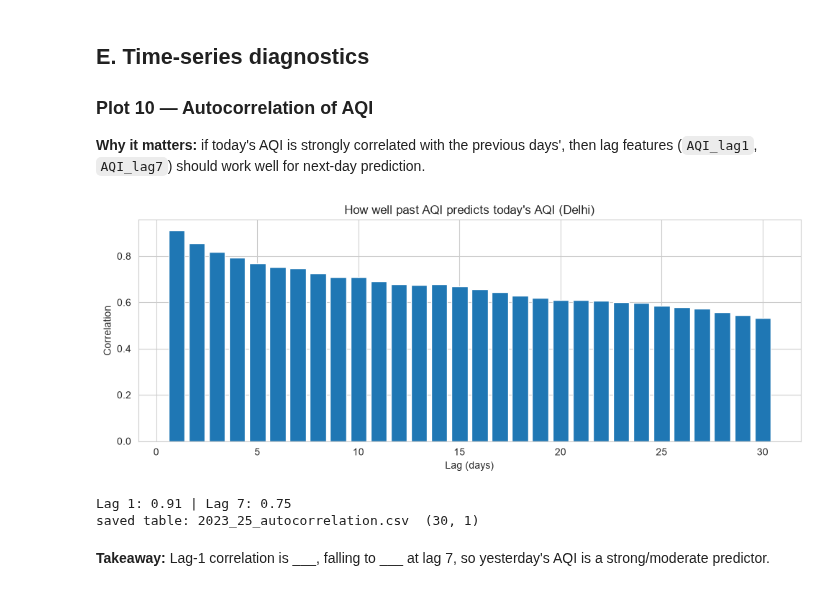
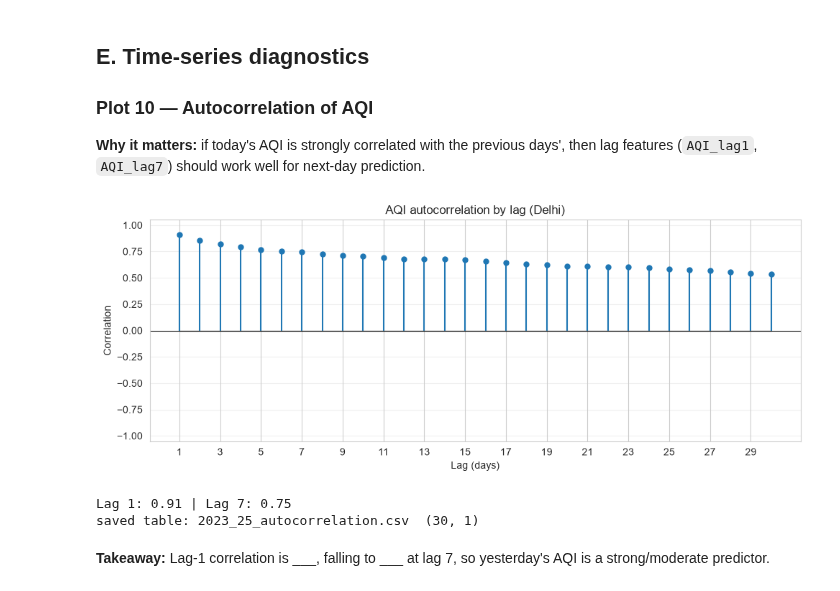
Before and after one commit to nikita-sci/AQI-prediction-India, a Jupyter notebook: notebooks/02_eda_2023_25.ipynb, the cells around one changed output. Saved outputs shown, nothing was run; the diff lists cells and outputs as text; code cells hidden in the pictures.

Commit message:
eda: improve yearly AQI trend and autocorrelation visualizations

```diff
--- a/notebooks/02_eda_2023_25.ipynb
+++ b/notebooks/02_eda_2023_25.ipynb
@@ -513,19 +558,67 @@ saved table: 2023_25_trio_category_mix.csv  (3, 6)
 ### Plot 10 — Autocorrelation of AQI
 **Why it matters:** if today's AQI is strongly correlated with the previous days', then lag features (`AQI_lag1`, `AQI_lag7`) should work well for next-day prediction.
 # %%
+# ============================================================
+# Plot 10 — Autocorrelation of AQI (Stem Plot)
+# ============================================================
+
+# Select Delhi if available, otherwise the first available city
 city = 'Delhi' if 'Delhi' in df['City'].unique() else city_avg.index[0]
-s = df[df['City'] == city].set_index('Date')['AQI'].asfreq('D')
+
+# Create daily AQI time series
+s = (
+    df[df['City'] == city]
+    .set_index('Date')['AQI']
+    .asfreq('D')
+)
+
+# Calculate autocorrelation for lags 1 to 30 days
 lags = list(range(1, 31))
-plt.figure(figsize=(10, 4))
-plt.bar(lags, [s.autocorr(l) for l in lags])
-plt.xlabel("Lag (days)"); plt.ylabel("Correlation")
-plt.title(f"How well past AQI predicts today's AQI ({city})")
+autocorr_values = [s.autocorr(l) for l in lags]
+
+# Create stem plot
+fig, ax = plt.subplots(figsize=(10, 4))
+
+markerline, stemlines, baseline = ax.stem(
+    lags,
+    autocorr_values
+)
+
+plt.setp(markerline, markersize=5)
+plt.setp(stemlines, linewidth=1.5)
+plt.setp(baseline, linewidth=1, color='gray')
+
+# Reference line at zero
+ax.axhline(0, color='black', linewidth=0.8)
+
+ax.set_xlabel("Lag (days)")
+ax.set_ylabel("Correlation")
+ax.set_title(f"AQI autocorrelation by lag ({city})")
+
+ax.set_xticks(range(1, 31, 2))
+ax.set_ylim(-1.05, 1.05)
+ax.grid(axis='y', alpha=0.3)
+
+fig.tight_layout()
+
+# Save using original filename
 save("autocorrelation")
-print("Lag 1:", round(s.autocorr(1), 2), "| Lag 7:", round(s.autocorr(7), 2))
-ac = pd.Series({l: s.autocorr(l) for l in lags}, name='autocorr').rename_axis('lag_days')
+
+# Print key correlations
+print(
+    "Lag 1:", round(s.autocorr(1), 2),
+    "| Lag 7:", round(s.autocorr(7), 2)
+)
+
+# Save autocorrelation table (unchanged)
+ac = pd.Series(
+    {l: s.autocorr(l) for l in lags},
+    name='autocorr'
+).rename_axis('lag_days')
+
 save_table(ac.round(3), "autocorrelation")
 # %% [output]
-[figure, old version]
+[figure, new version]
 Lag 1: 0.91 | Lag 7: 0.75
 saved table: 2023_25_autocorrelation.csv  (30, 1)
 # %% [markdown]
```
Also changed, not shown: parts of 1 cell of this notebook, 2 other files.
